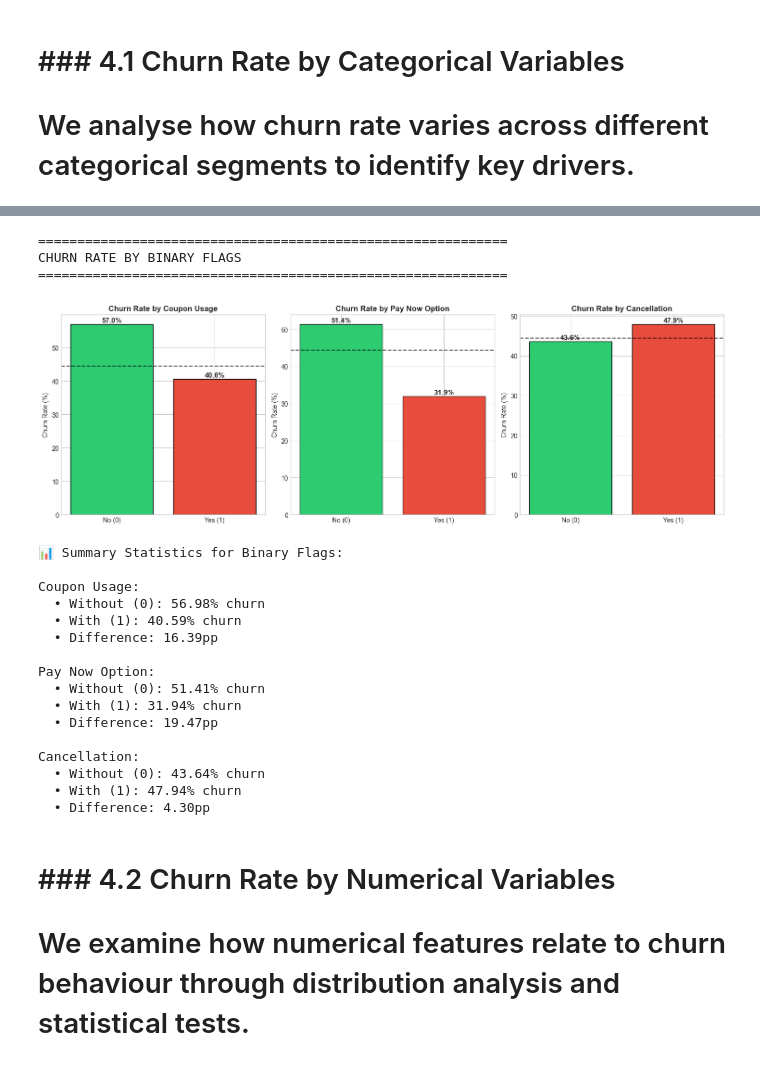
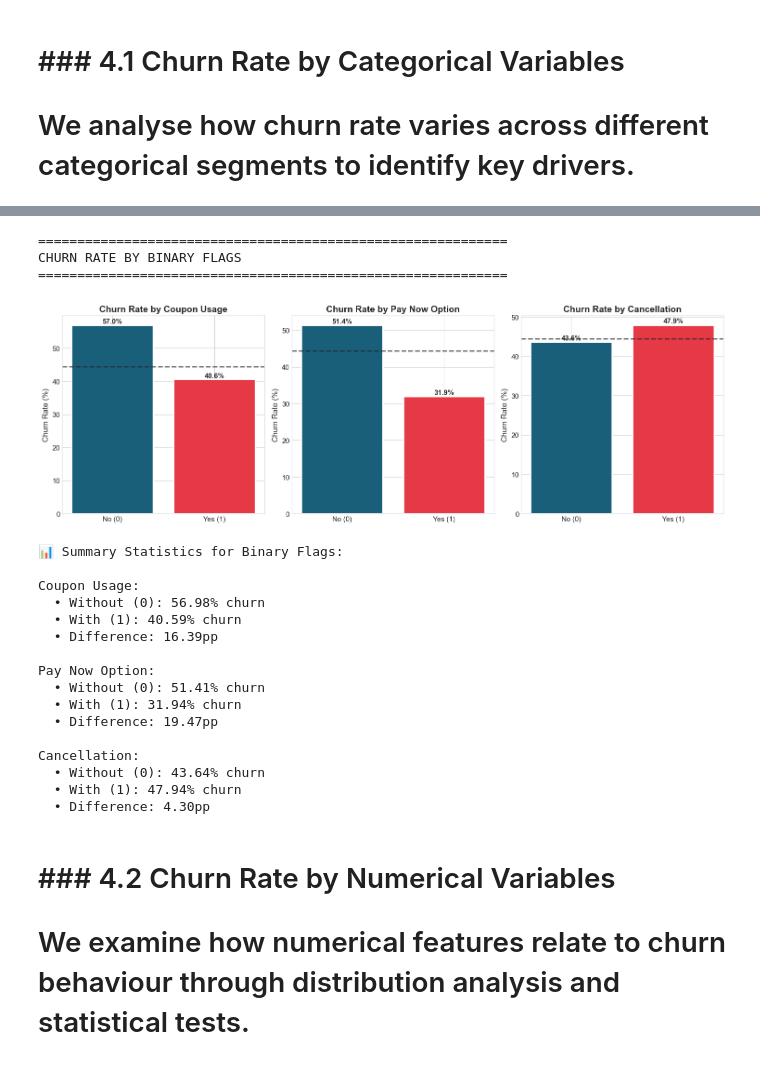
Before and after one commit to megpatakota/statistical_analysis, a Jupyter notebook: test.ipynb, the cells around one changed output, grey strips where cells are left out. Saved outputs shown, nothing was run; the diff lists cells and outputs as text; code cells hidden in the pictures.

```diff
--- a/test.ipynb
+++ b/test.ipynb
@@ -216,17 +276,18 @@ print(f"\n📈 Overall Churn Rate: {churn_rate:.2f}%")
 print(f"\n   • Non-Churned (0): {churn_counts[0]:,} bookings ({100-churn_rate:.2f}%)")
 print(f"   • Churned (1): {churn_counts[1]:,} bookings ({churn_rate:.2f}%)")
 
-# Visualise churn distribution
+# Visualise churn distribution - Using unified colour scheme
 fig, axes = plt.subplots(1, 2, figsize=(12, 5))
 
 # Pie chart
-colors = ['#2ecc71', '#e74c3c']
 axes[0].pie(churn_counts.values, labels=['Retained', 'Churned'], autopct='%1.1f%%',
-            colors=colors, explode=(0, 0.05), shadow=True, startangle=90)
+            colors=CHURN_COLORS, explode=(0, 0.05), shadow=True, startangle=90,
+            textprops={'fontsize': 12, 'fontweight': 'bold'})
 axes[0].set_title('Customer Churn Distribution', fontsize=14, fontweight='bold')
 
 # Bar chart
-bars = axes[1].bar(['Retained', 'Churned'], churn_counts.values, color=colors, edgecolor='black')
+bars = axes[1].bar(['Retained', 'Churned'], churn_counts.values, color=CHURN_COLORS,
+                   edgecolor='white', linewidth=2)
 axes[1].set_ylabel('Number of Bookings', fontsize=12)
 axes[1].set_title('Churn Count by Category', fontsize=14, fontweight='bold')
 for bar, count in zip(bars, churn_counts.values):
@@ -428,40 +489,42 @@ CHURN RATE BY MARKETING CHANNEL
 # %%
-# Churn by Binary Flags (Coupon, Pay Now, Cancel)
+# Churn by Binary Flags (Coupon, Pay Now, Cancel) - Using unified colour scheme
 print("=" * 60)
 print("CHURN RATE BY BINARY FLAGS")
 print("=" * 60)
 
 fig, axes = plt.subplots(1, 3, figsize=(15, 5))
 binary_flags = [('coupon_flag', 'Coupon Usage'), ('pay_now_flag', 'Pay Now Option'), ('cancel_flag', 'Cancellation')]
 
 for idx, (col, title) in enumerate(binary_flags):
     churn_by_flag = df_processed.groupby(col)['churn_flag'].mean() * 100
-    colors = ['#2ecc71', '#e74c3c']
-    bars = axes[idx].bar(['No (0)', 'Yes (1)'], churn_by_flag.values, color=colors, edgecolor='black')
+    # Using unified CHURN_COLORS: teal for No, red for Yes
+    bars = axes[idx].bar(['No (0)', 'Yes (1)'], churn_by_flag.values,
+                         color=CHURN_COLORS, edgecolor='white', linewidth=2)
     axes[idx].set_ylabel('Churn Rate (%)')
     axes[idx].set_title(f'Churn Rate by {title}', fontweight='bold')
-    axes[idx].axhline(y=df_processed['churn_flag'].mean() * 100, color='black', linestyle='--', alpha=0.7)
+    axes[idx].axhline(y=df_processed['churn_flag'].mean() * 100, color=COLORS['text'],
+                      linestyle='--', linewidth=2, alpha=0.7)
 
     for bar, rate in zip(bars, churn_by_flag.values):
         axes[idx].text(bar.get_x() + bar.get_width()/2, bar.get_height() + 0.5,
                        f'{rate:.1f}%', ha='center', fontsize=11, fontweight='bold')
 
 plt.tight_layout()
 plt.show()
 
 # Print summary statistics
 print("\n📊 Summary Statistics for Binary Flags:")
 for col, title in binary_flags:
     churn_by_flag = df_processed.groupby(col)['churn_flag'].mean() * 100
     print(f"\n{title}:")
     print(f"  • Without (0): {churn_by_flag[0]:.2f}% churn")
     print(f"  • With (1): {churn_by_flag[1]:.2f}% churn")
     print(f"  • Difference: {abs(churn_by_flag[1] - churn_by_flag[0]):.2f}pp")
 # %% [output]
 ============================================================
 CHURN RATE BY BINARY FLAGS
 ============================================================
-[figure, old version]
+[figure, new version]
 📊 Summary Statistics for Binary Flags:
 
 Coupon Usage:
```
Also changed, not shown: parts of 17 cells of this notebook, 10 other files.
